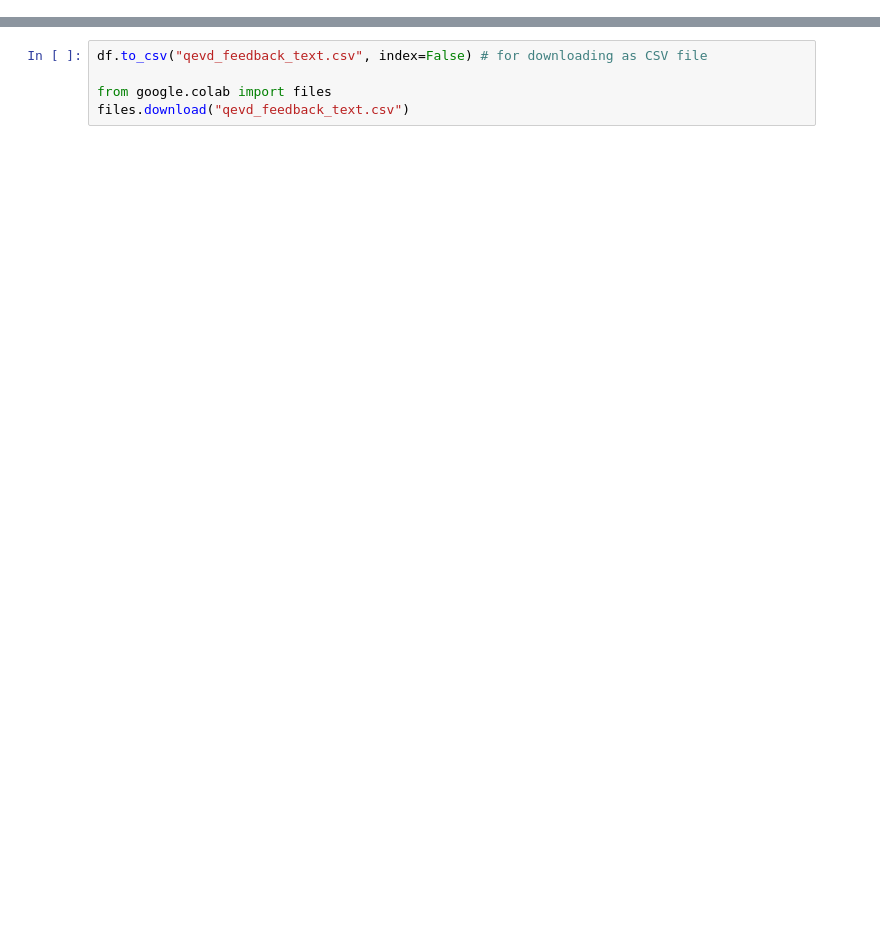
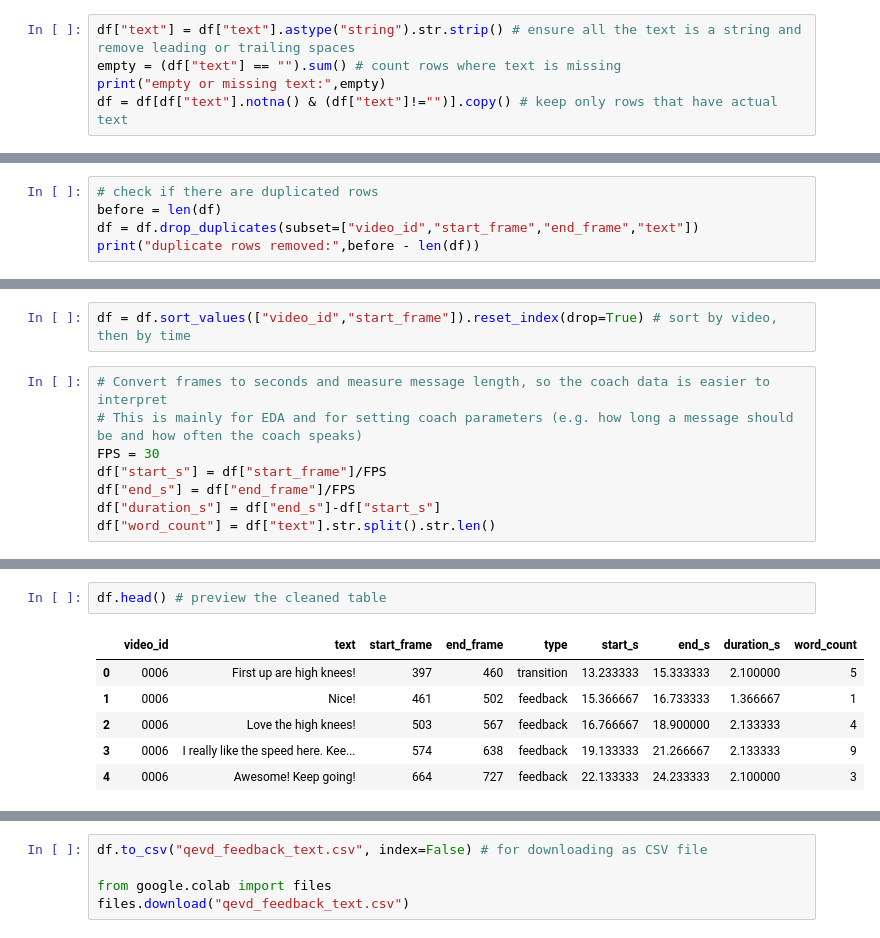
Before and after one commit to Ekimxii/fitness_pose_tracker, a Jupyter notebook: coach_feedback.ipynb, the cells around one changed output, grey strips where cells are left out. Drawn from its saved outputs; the diff is of its cells as text; blank space fills up the shorter version.

```diff
--- a/coach_feedback.ipynb
+++ b/coach_feedback.ipynb
@@ -49,0 +103,5 @@ INFO:fiftyone.migrations.runner:Migrating dataset 'Voxel51/qualcomm-exercise-vid
+# %%
+df["text"] = df["text"].astype("string").str.strip() # ensure all the text is a string and remove leading or trailing spaces
+empty = (df["text"] == "").sum() # count rows where text is missing
+print("empty or missing text:",empty)
+df = df[df["text"].notna() & (df["text"]!="")].copy() # keep only rows that have actual text
@@ -49,0 +110,5 @@ INFO:fiftyone.migrations.runner:Migrating dataset 'Voxel51/qualcomm-exercise-vid
+# %%
+# check if there are duplicated rows
+before = len(df)
+df = df.drop_duplicates(subset=["video_id","start_frame","end_frame","text"])
+print("duplicate rows removed:",before - len(df))
@@ -49,0 +123,10 @@ INFO:fiftyone.migrations.runner:Migrating dataset 'Voxel51/qualcomm-exercise-vid
+# %%
+df = df.sort_values(["video_id","start_frame"]).reset_index(drop=True) # sort by video, then by time
+# %%
+# Convert frames to seconds and measure message length, so the coach data is easier to interpret
+# This is mainly for EDA and for setting coach parameters (e.g. how long a message should be and how often the coach speaks)
+FPS = 30
+df["start_s"] = df["start_frame"]/FPS
+df["end_s"] = df["end_frame"]/FPS
+df["duration_s"] = df["end_s"]-df["start_s"]
+df["word_count"] = df["text"].str.split().str.len()
@@ -49,0 +145,9 @@ INFO:fiftyone.migrations.runner:Migrating dataset 'Voxel51/qualcomm-exercise-vid
+# %%
+df.head() # preview the cleaned table
+# %% [output]
+|  | video_id | text | start_frame | end_frame | type | start_s | end_s | duration_s | word_count |
+| 0 | 0006 | First up are high knees! | 397 | 460 | transition | 13.233333 | 15.333333 | 2.100000 | 5 |
+| 1 | 0006 | Nice! | 461 | 502 | feedback | 15.366667 | 16.733333 | 1.366667 | 1 |
+| 2 | 0006 | Love the high knees! | 503 | 567 | feedback | 16.766667 | 18.900000 | 2.133333 | 4 |
+| 3 | 0006 | I really like the speed here. Kee... | 574 | 638 | feedback | 19.133333 | 21.266667 | 2.133333 | 9 |
+| 4 | 0006 | Awesome! Keep going! | 664 | 727 | feedback | 22.133333 | 24.233333 | 2.100000 | 3 |
```
Also changed, not shown: parts of 28 cells of this notebook.
